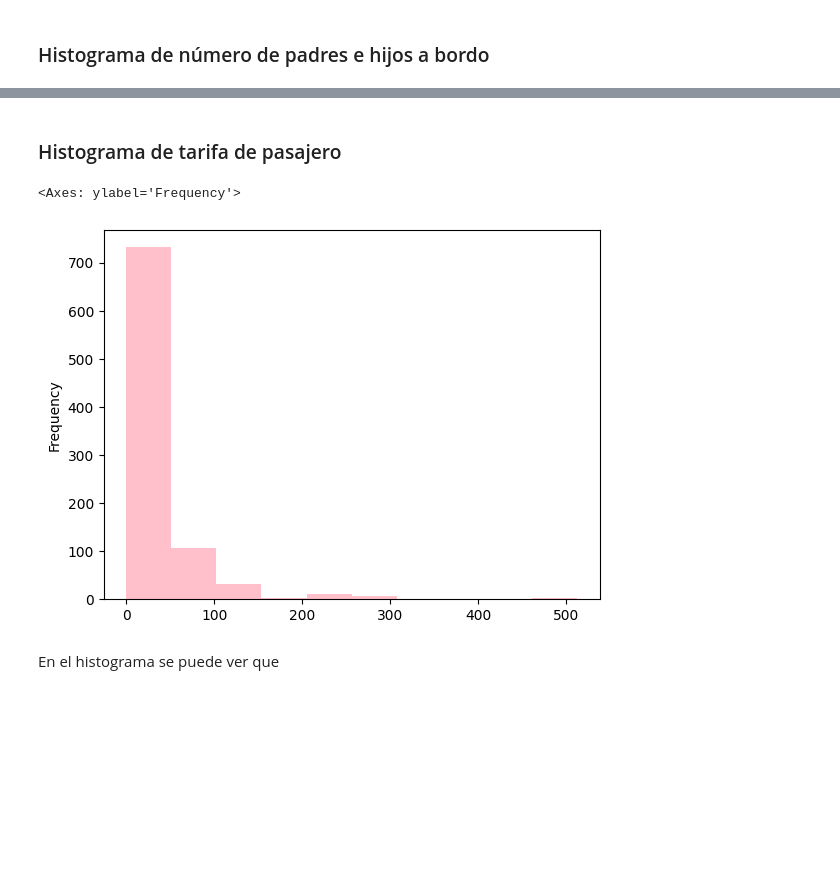
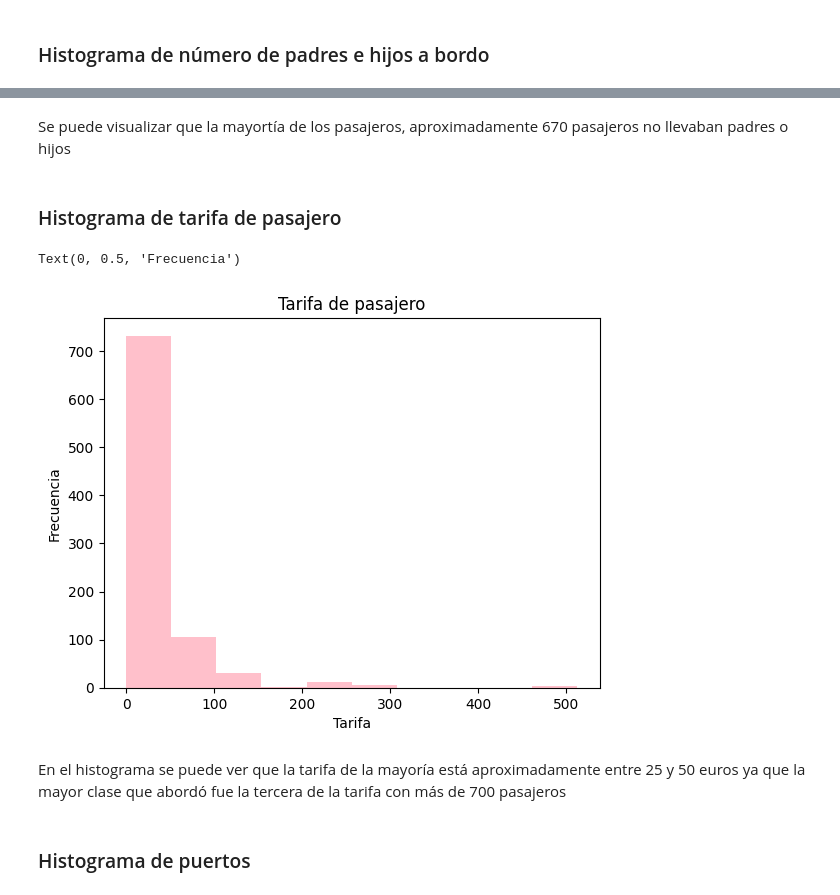
Before and after one commit to Moni-Ib/data-analytics, a Jupyter notebook: notebooks/práctica_titanic.ipynb, the cells around one changed output, grey strips where cells are left out. Saved outputs shown, nothing was run; the diff lists cells and outputs as text; code cells hidden in the pictures; blank space fills up the shorter version.

```diff
--- a/notebooks/práctica_titanic.ipynb
+++ b/notebooks/práctica_titanic.ipynb
@@ -113,9 +158,16 @@ Se puede visualizar que
+# %% [markdown]
+Se puede visualizar que la mayortía de los pasajeros, aproximadamente 670 pasajeros no llevaban padres o hijos
 # %% [markdown]
 ### Histograma de tarifa de pasajero
 # %%
 df["fare"].plot(kind="hist", color="pink")
+plt.title("Tarifa de pasajero")
+plt.xlabel('Tarifa')
+plt.ylabel('Frecuencia')
 # %% [output]
-<Axes: ylabel='Frequency'>
+Text(0, 0.5, 'Frecuencia')
-[figure, old version]
+[figure, new version]
-# %% [markdown]
-En el histograma se puede ver que
+# %% [markdown]
+En el histograma se puede ver que la tarifa de la mayoría está aproximadamente entre 25 y 50 euros ya que la mayor clase que abordó fue la tercera de la tarifa con más de 700 pasajeros
+# %% [markdown]
+### Histograma de puertos
```
Also changed, not shown: parts of 20 cells of this notebook.
